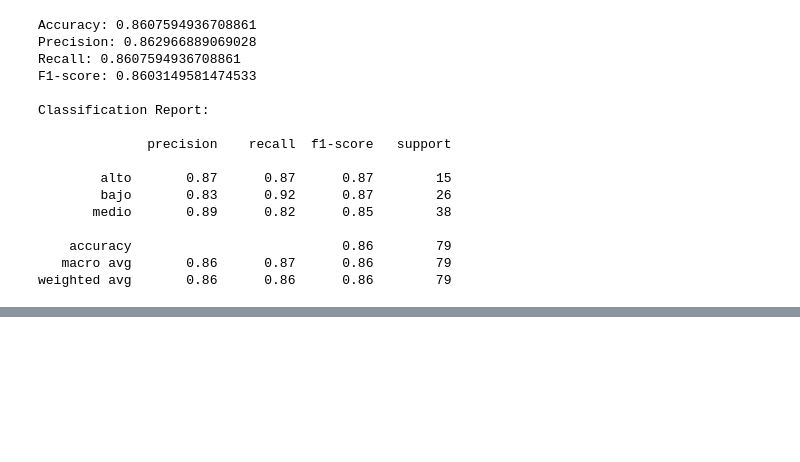
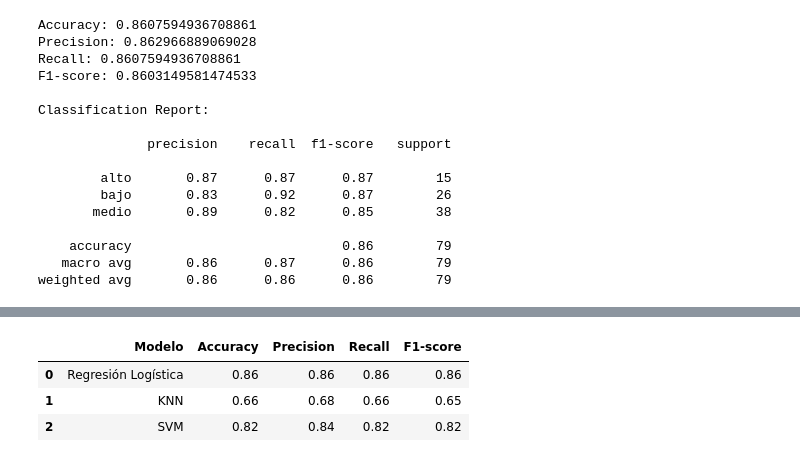
Before and after one commit to valexq/Machine_Learning04, a Jupyter notebook: ejercicio1/notebooks/Ejercicio1.ipynb, the cells around one changed output, grey strips where cells are left out. Saved outputs shown, nothing was run; the diff lists cells and outputs as text; code cells hidden in the pictures; blank space fills up the shorter version.

```diff
--- a/ejercicio1/notebooks/Ejercicio1.ipynb
+++ b/ejercicio1/notebooks/Ejercicio1.ipynb
@@ -578,0 +700,15 @@ En la visualización podemos observar que los estudiantes de las tres categoría
+# %%
+metricas_globales = pd.DataFrame({
+    'Modelo': ['Regresión Logística', 'KNN', 'SVM'],
+    'Accuracy': [acc_logreg, acc_knn, acc_svm],
+    'Precision': [prec_logreg, prec_knn, prec_svm],
+    'Recall': [rec_logreg, rec_knn, rec_svm],
+    'F1-score': [f1_logreg, f1_knn, f1_svm]
+})
+
+metricas_globales.round(2)
+# %% [output]
+|  | Modelo | Accuracy | Precision | Recall | F1-score |
+| 0 | Regresión Logística | 0.86 | 0.86 | 0.86 | 0.86 |
+| 1 | KNN | 0.66 | 0.68 | 0.66 | 0.65 |
+| 2 | SVM | 0.82 | 0.84 | 0.82 | 0.82 |
```
Also changed, not shown: parts of 37 cells of this notebook, 4 other files.
